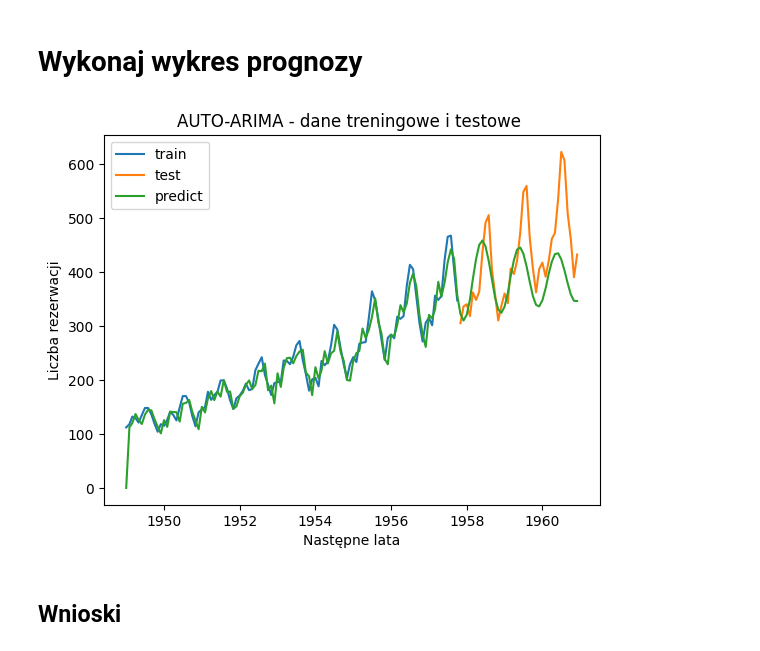
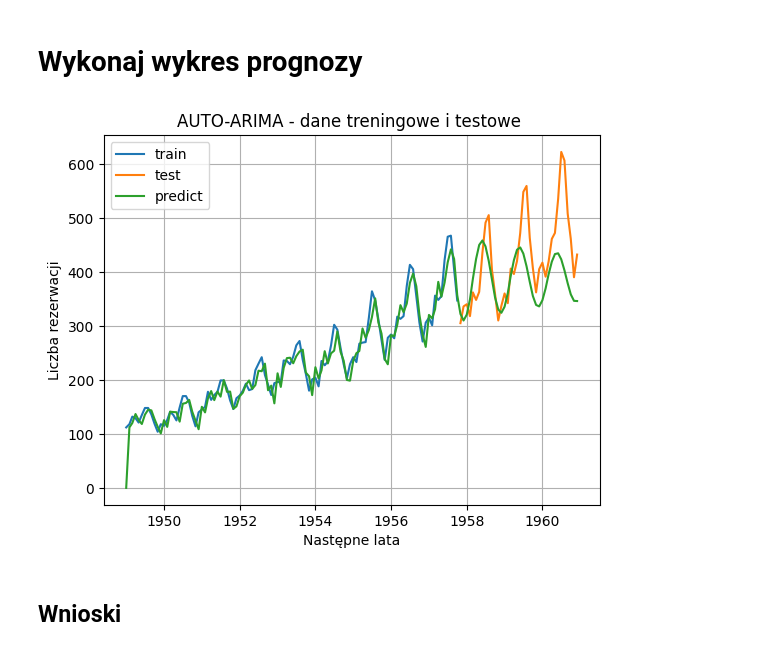
Before and after one commit to MarcinRyznar/AiBD_gr1_MarcinRyznar, a Jupyter notebook: L10. Marcin Ryznar/laboratorium-10-MarcinRyznar-main/raport.ipynb, the cells around one changed output. Drawn from its saved outputs; the diff is of its cells as text; code cells hidden in the pictures.

```diff
--- a/L10. Marcin Ryznar/laboratorium-10-MarcinRyznar-main/raport.ipynb
+++ b/L10. Marcin Ryznar/laboratorium-10-MarcinRyznar-main/raport.ipynb
@@ -322,16 +325,16 @@ Warnings:
 # %%
 
 plt.plot(dt_train, train, label = "train")
 plt.plot(dt_test, test, label ="test" )
 plt.plot(dt, prediction, label = "predict")
 plt.title("AUTO-ARIMA - dane treningowe i testowe ")
-plt.legend()
 plt.ylabel("Liczba rezerwacji")
 plt.xlabel("Następne lata")
-
+plt.legend()
+plt.grid('both')
 plt.show()
 # %% [output]
-[figure, old version]
+[figure, new version]
 # %% [markdown]
 ## Wnioski
 # %% [markdown]
```
Also changed, not shown: parts of 4 cells of this notebook.
